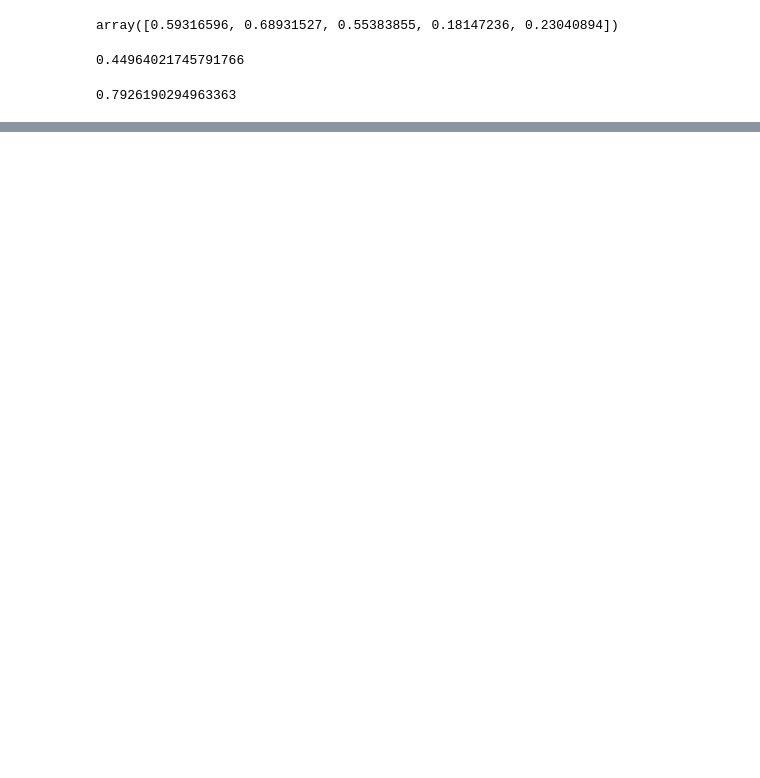
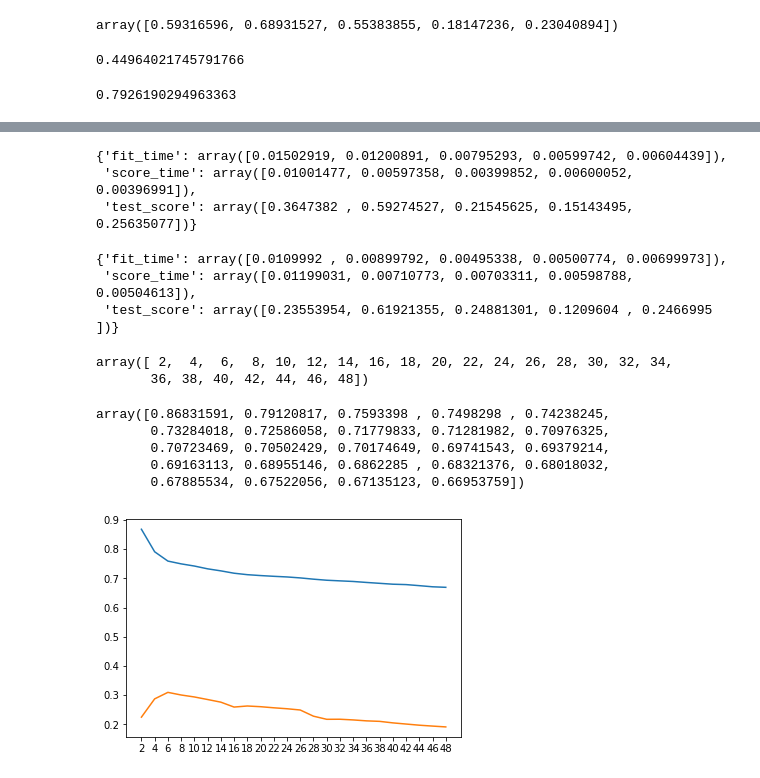
Before and after one commit to dlromero/Python, a Jupyter notebook: Numpy/CrossValidation.ipynb, the cells around one changed output, grey strips where cells are left out. Drawn from its saved outputs; the diff is of its cells as text; code cells hidden in the pictures; blank space fills up the shorter version.

Commit message:
Update cross validation

```diff
--- a/Numpy/CrossValidation.ipynb
+++ b/Numpy/CrossValidation.ipynb
@@ -57,0 +85,41 @@ Lasso().fit(x_train,y_train).score(x_test,y_test)
+# %%
+from sklearn.neighbors import KNeighborsRegressor
+
+cross_validate(KNeighborsRegressor(), x,y,cv=5)
+# %% [output]
+{'fit_time': array([0.01502919, 0.01200891, 0.00795293, 0.00599742, 0.00604439]),
+ 'score_time': array([0.01001477, 0.00597358, 0.00399852, 0.00600052, 0.00396991]),
+ 'test_score': array([0.3647382 , 0.59274527, 0.21545625, 0.15143495, 0.25635077])}
+# %%
+cross_validate(KNeighborsRegressor(n_neighbors=10), x,y,cv=5)
+# %% [output]
+{'fit_time': array([0.0109992 , 0.00899792, 0.00495338, 0.00500774, 0.00699973]),
+ 'score_time': array([0.01199031, 0.00710773, 0.00703311, 0.00598788, 0.00504613]),
+ 'test_score': array([0.23553954, 0.61921355, 0.24881301, 0.1209604 , 0.2466995 ])}
+# %%
+n = np.arange(2,50,2)
+n
+# %% [output]
+array([ 2,  4,  6,  8, 10, 12, 14, 16, 18, 20, 22, 24, 26, 28, 30, 32, 34,
+       36, 38, 40, 42, 44, 46, 48])
+# %%
+from sklearn.model_selection import validation_curve
+train_scores, test_scores = validation_curve(KNeighborsRegressor(),x,y,param_name='n_neighbors',param_range=n,cv=5)
+# %%
+np.mean(train_scores,axis=1)
+# %% [output]
+array([0.86831591, 0.79120817, 0.7593398 , 0.7498298 , 0.74238245,
+       0.73284018, 0.72586058, 0.71779833, 0.71281982, 0.70976325,
+       0.70723469, 0.70502429, 0.70174649, 0.69741543, 0.69379214,
+       0.69163113, 0.68955146, 0.6862285 , 0.68321376, 0.68018032,
+       0.67885534, 0.67522056, 0.67135123, 0.66953759])
+# %%
+import matplotlib.pyplot as plt
+%matplotlib inline
+
+
+plt.plot(np.mean(train_scores,axis=1))
+plt.plot(np.mean(test_scores,axis=1))
+plt.xticks(np.arange(24),n);
+# %% [output]
+[figure, added]
```
Also changed, not shown: parts of 5 cells of this notebook, 1 other file.
